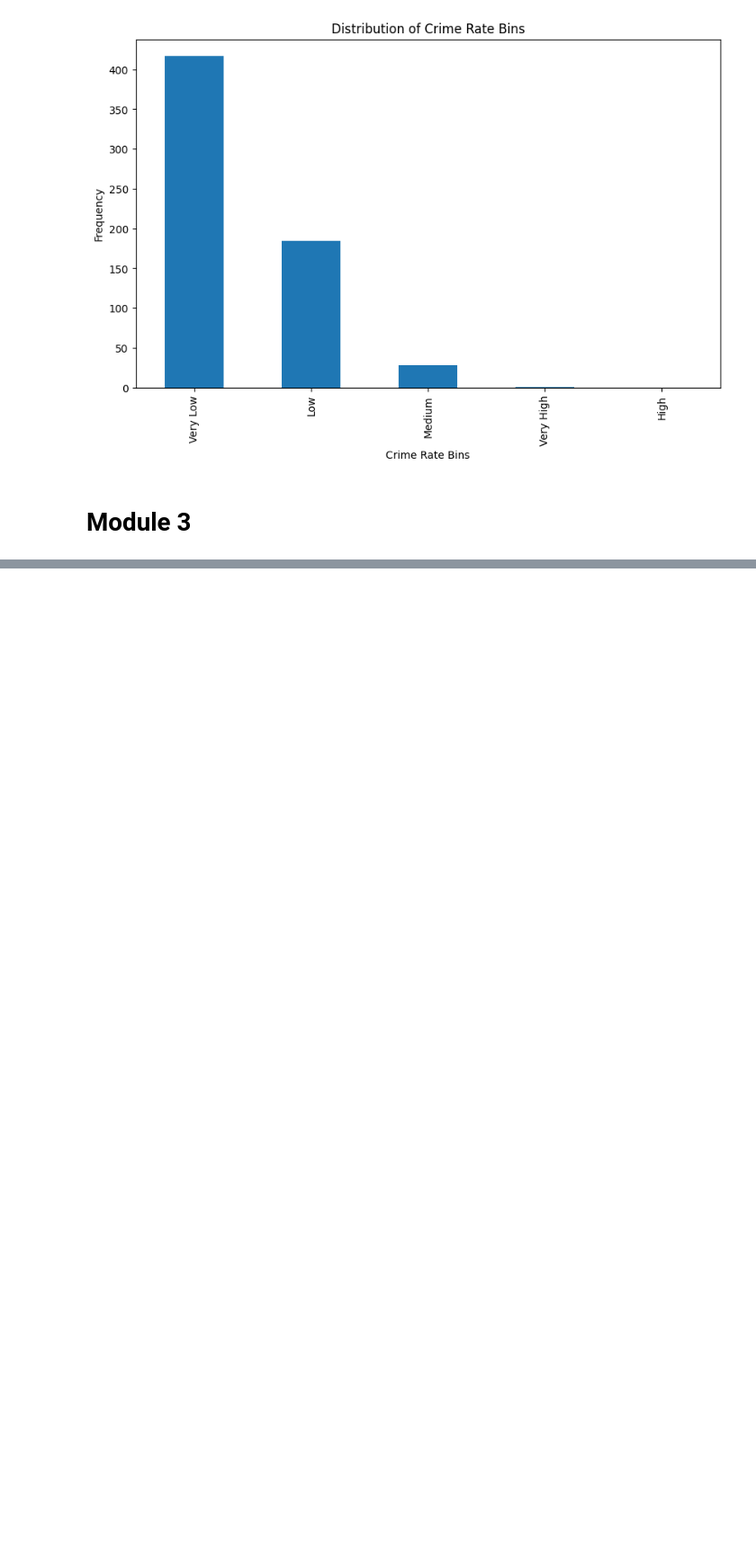
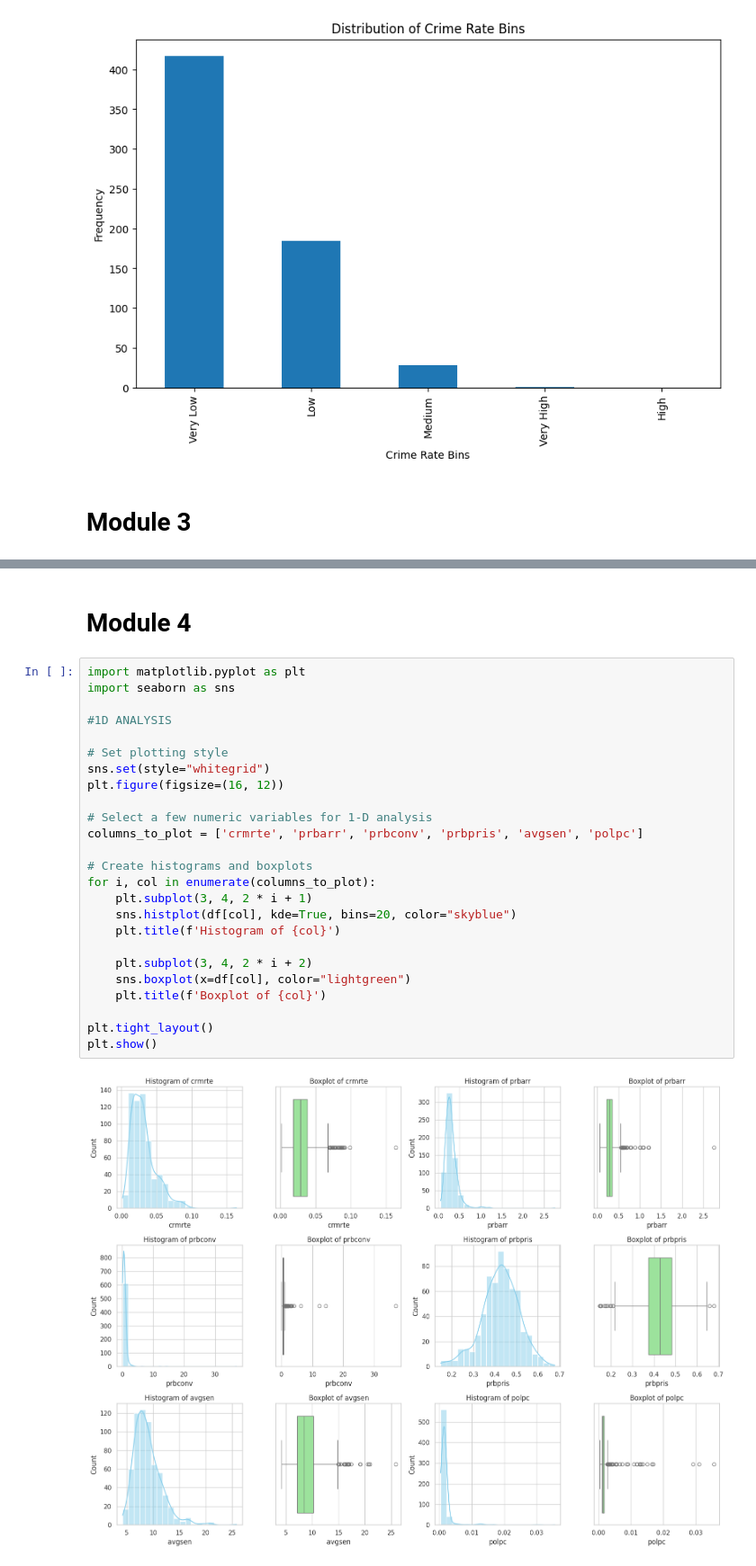
Before and after one commit to Triyas27/EDA, a Jupyter notebook: 21BDS0016.ipynb, the cells around one changed output, grey strips where cells are left out. Shown at 90% size. Drawn from its saved outputs; the diff is of its cells as text; blank space fills up the shorter version.

```diff
--- a/21BDS0016.ipynb
+++ b/21BDS0016.ipynb
@@ -350,0 +354,29 @@ year                                      ...
+# %% [markdown]
+# Module 4
+# %%
+import matplotlib.pyplot as plt
+import seaborn as sns
+
+#1D ANALYSIS
+
+# Set plotting style
+sns.set(style="whitegrid")
+plt.figure(figsize=(16, 12))
+
+# Select a few numeric variables for 1-D analysis
+columns_to_plot = ['crmrte', 'prbarr', 'prbconv', 'prbpris', 'avgsen', 'polpc']
+
+# Create histograms and boxplots
+for i, col in enumerate(columns_to_plot):
+    plt.subplot(3, 4, 2 * i + 1)
+    sns.histplot(df[col], kde=True, bins=20, color="skyblue")
+    plt.title(f'Histogram of {col}')
+
+    plt.subplot(3, 4, 2 * i + 2)
+    sns.boxplot(x=df[col], color="lightgreen")
+    plt.title(f'Boxplot of {col}')
+
+plt.tight_layout()
+plt.show()
+# %% [output]
+[figure, added]
```
Also changed, not shown: parts of 10 cells of this notebook.
